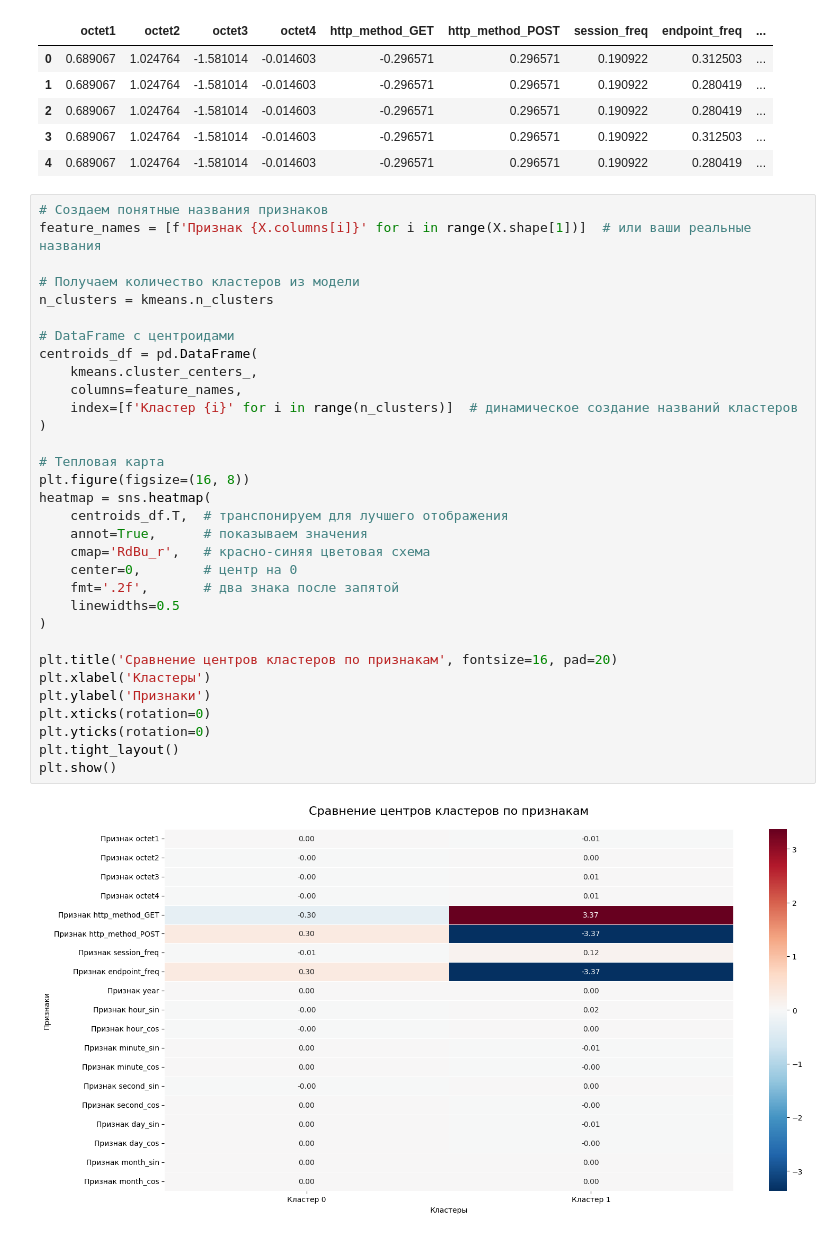
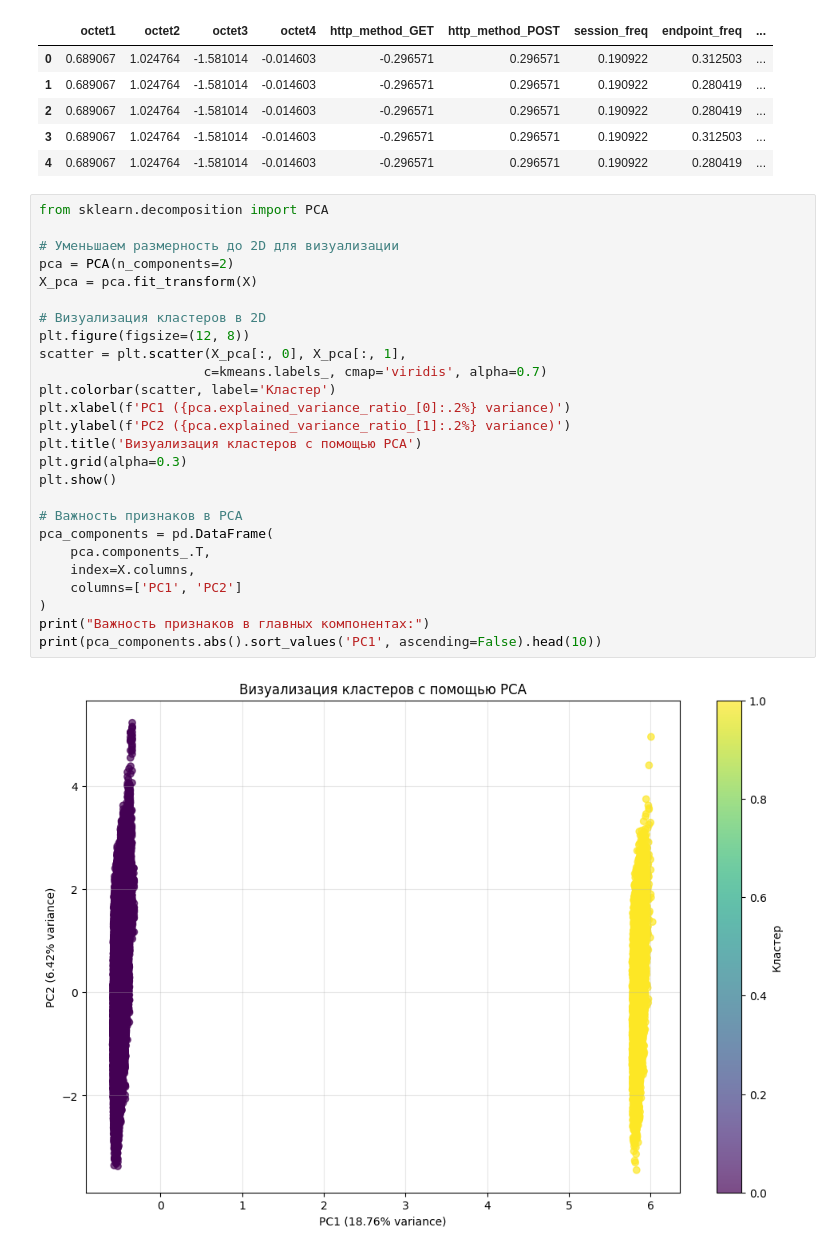
Before and after one commit to MatveyOreshkinn/Minor, a Jupyter notebook: ЛР1.ipynb, the cells around one changed output. Saved outputs shown, nothing was run; the diff lists cells and outputs as text.

```diff
--- a/ЛР1.ipynb
+++ b/ЛР1.ipynb
@@ -293,37 +293,31 @@ X.head()
 | 2 | 0.689067 | 1.024764 | -1.581014 | -0.014603 | -0.296571 | 0.296571 | 0.190922 | 0.280419 | ... |
 | 3 | 0.689067 | 1.024764 | -1.581014 | -0.014603 | -0.296571 | 0.296571 | 0.190922 | 0.312503 | ... |
 | 4 | 0.689067 | 1.024764 | -1.581014 | -0.014603 | -0.296571 | 0.296571 | 0.190922 | 0.280419 | ... |
-# %%
-# Создаем понятные названия признаков
-feature_names = [f'Признак {X.columns[i]}' for i in range(X.shape[1])]  # или ваши реальные названия
-
-# Получаем количество кластеров из модели
-n_clusters = kmeans.n_clusters
-
-# DataFrame с центроидами
-centroids_df = pd.DataFrame(
-    kmeans.cluster_centers_,
-    columns=feature_names,
-    index=[f'Кластер {i}' for i in range(n_clusters)]  # динамическое создание названий кластеров
-)
-
-# Тепловая карта
-plt.figure(figsize=(16, 8))
-heatmap = sns.heatmap(
-    centroids_df.T,  # транспонируем для лучшего отображения
-    annot=True,      # показываем значения
-    cmap='RdBu_r',   # красно-синяя цветовая схема
-    center=0,        # центр на 0
-    fmt='.2f',       # два знака после запятой
-    linewidths=0.5
-)
-
-plt.title('Сравнение центров кластеров по признакам', fontsize=16, pad=20)
-plt.xlabel('Кластеры')
-plt.ylabel('Признаки')
-plt.xticks(rotation=0)
-plt.yticks(rotation=0)
-plt.tight_layout()
-plt.show()
-# %% [output]
-[figure, removed]
+# %%
+from sklearn.decomposition import PCA
+
+# Уменьшаем размерность до 2D для визуализации
+pca = PCA(n_components=2)
+X_pca = pca.fit_transform(X)
+
+# Визуализация кластеров в 2D
+plt.figure(figsize=(12, 8))
+scatter = plt.scatter(X_pca[:, 0], X_pca[:, 1],
+                     c=kmeans.labels_, cmap='viridis', alpha=0.7)
+plt.colorbar(scatter, label='Кластер')
+plt.xlabel(f'PC1 ({pca.explained_variance_ratio_[0]:.2%} variance)')
+plt.ylabel(f'PC2 ({pca.explained_variance_ratio_[1]:.2%} variance)')
+plt.title('Визуализация кластеров с помощью PCA')
+plt.grid(alpha=0.3)
+plt.show()
+
+# Важность признаков в PCA
+pca_components = pd.DataFrame(
+    pca.components_.T,
+    index=X.columns,
+    columns=['PC1', 'PC2']
+)
+print("Важность признаков в главных компонентах:")
+print(pca_components.abs().sort_values('PC1', ascending=False).head(10))
+# %% [output]
+[figure, added]
```
Also changed, not shown: parts of 1 cell of this notebook.
